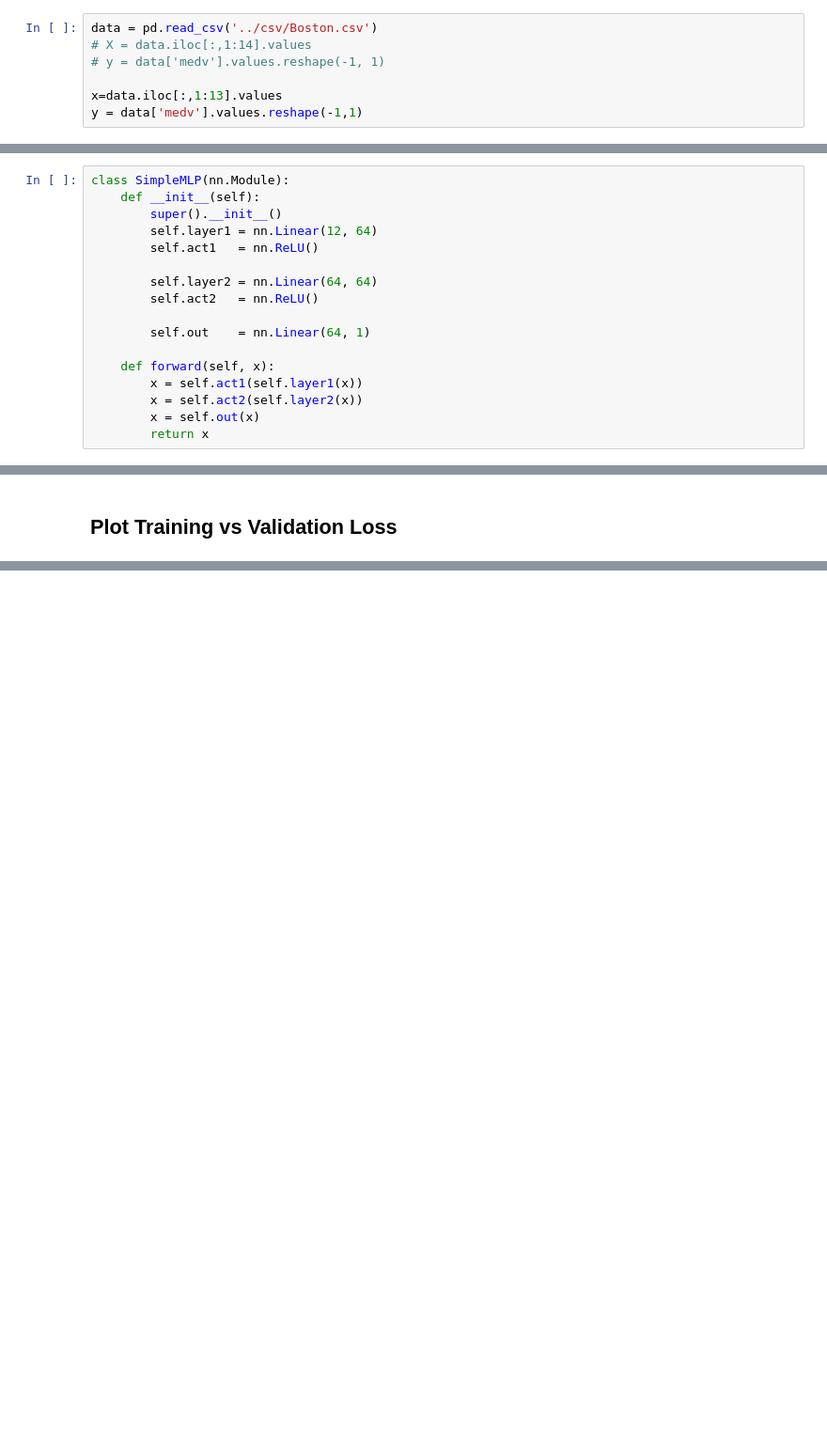
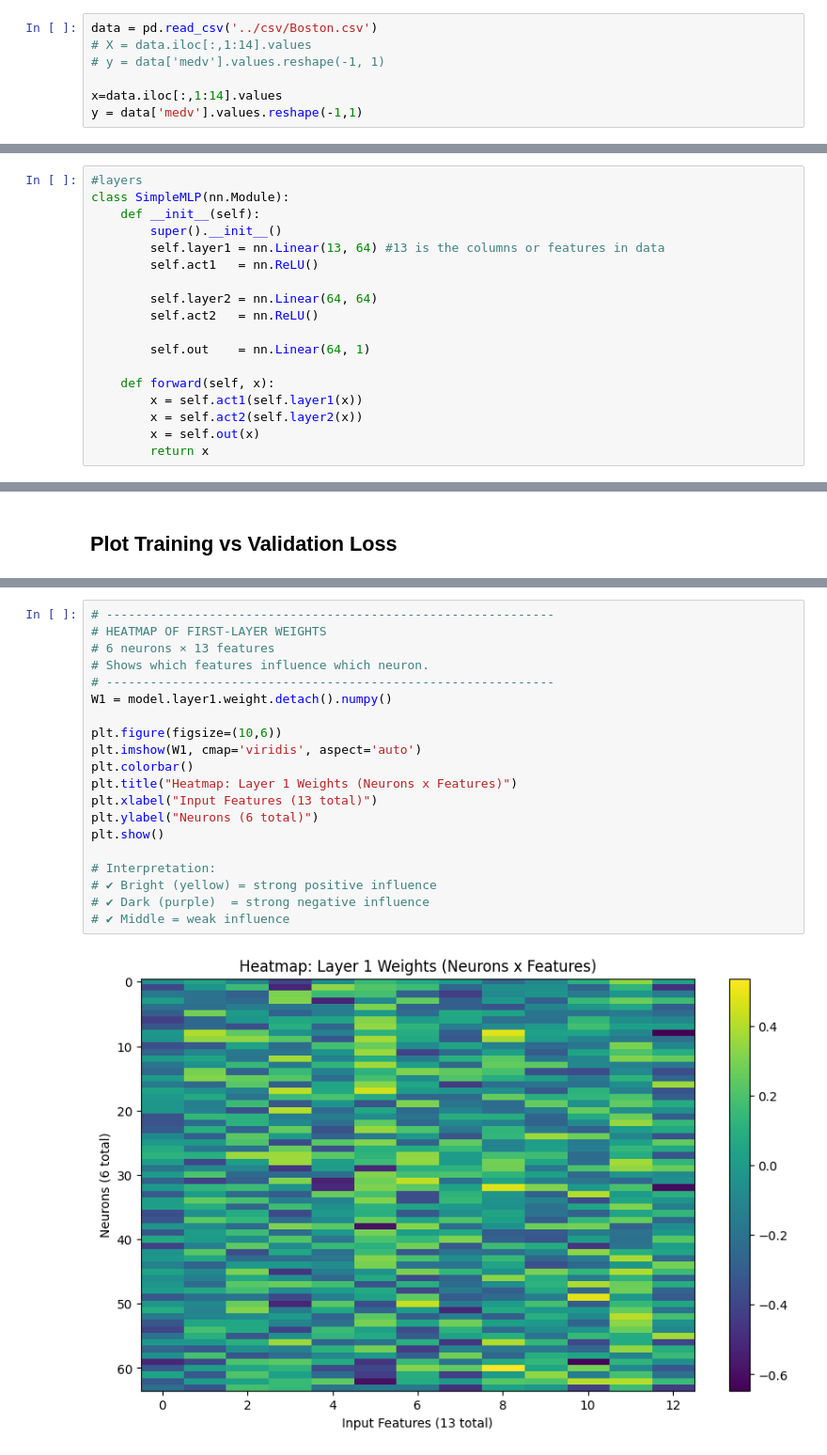
Before and after one commit to atharva723/python_practice, a Jupyter notebook: AIml/Deep Learning/Pytorch(MLP).ipynb, the cells around one changed output, grey strips where cells are left out. Shown at 94% size. Saved outputs shown, nothing was run; the diff lists cells and outputs as text; blank space fills up the shorter version.

```diff
--- a/AIml/Deep Learning/Pytorch(MLP).ipynb
+++ b/AIml/Deep Learning/Pytorch(MLP).ipynb
@@ -40,7 +40,7 @@ data = pd.read_csv('../csv/Boston.csv')
 # X = data.iloc[:,1:14].values
 # y = data['medv'].values.reshape(-1, 1)
 
-x=data.iloc[:,1:13].values
+x=data.iloc[:,1:14].values
 y = data['medv'].values.reshape(-1,1)
 # %%
 # scale
@@ -65,10 +65,11 @@ print("Data loaded and preprocessed.")
 # %% [output]
 Data loaded and preprocessed.
 # %%
+#layers
 class SimpleMLP(nn.Module):
     def __init__(self):
         super().__init__()
-        self.layer1 = nn.Linear(12, 64)
+        self.layer1 = nn.Linear(13, 64) #13 is the columns or features in data
         self.act1   = nn.ReLU()
 
         self.layer2 = nn.Linear(64, 64)
@@ -240,0 +391,22 @@ r2_score(y_test,val_preds)
+# %%
+# -------------------------------------------------------------
+# HEATMAP OF FIRST-LAYER WEIGHTS
+# 6 neurons × 13 features
+# Shows which features influence which neuron.
+# -------------------------------------------------------------
+W1 = model.layer1.weight.detach().numpy()
+
+plt.figure(figsize=(10,6))
+plt.imshow(W1, cmap='viridis', aspect='auto')
+plt.colorbar()
+plt.title("Heatmap: Layer 1 Weights (Neurons x Features)")
+plt.xlabel("Input Features (13 total)")
+plt.ylabel("Neurons (6 total)")
+plt.show()
+
+# Interpretation:
+# ✔ Bright (yellow) = strong positive influence
+# ✔ Dark (purple)  = strong negative influence
+# ✔ Middle = weak influence
+# %% [output]
+[figure, added]
```
Also changed, not shown: parts of 37 cells of this notebook, 3 other files.
